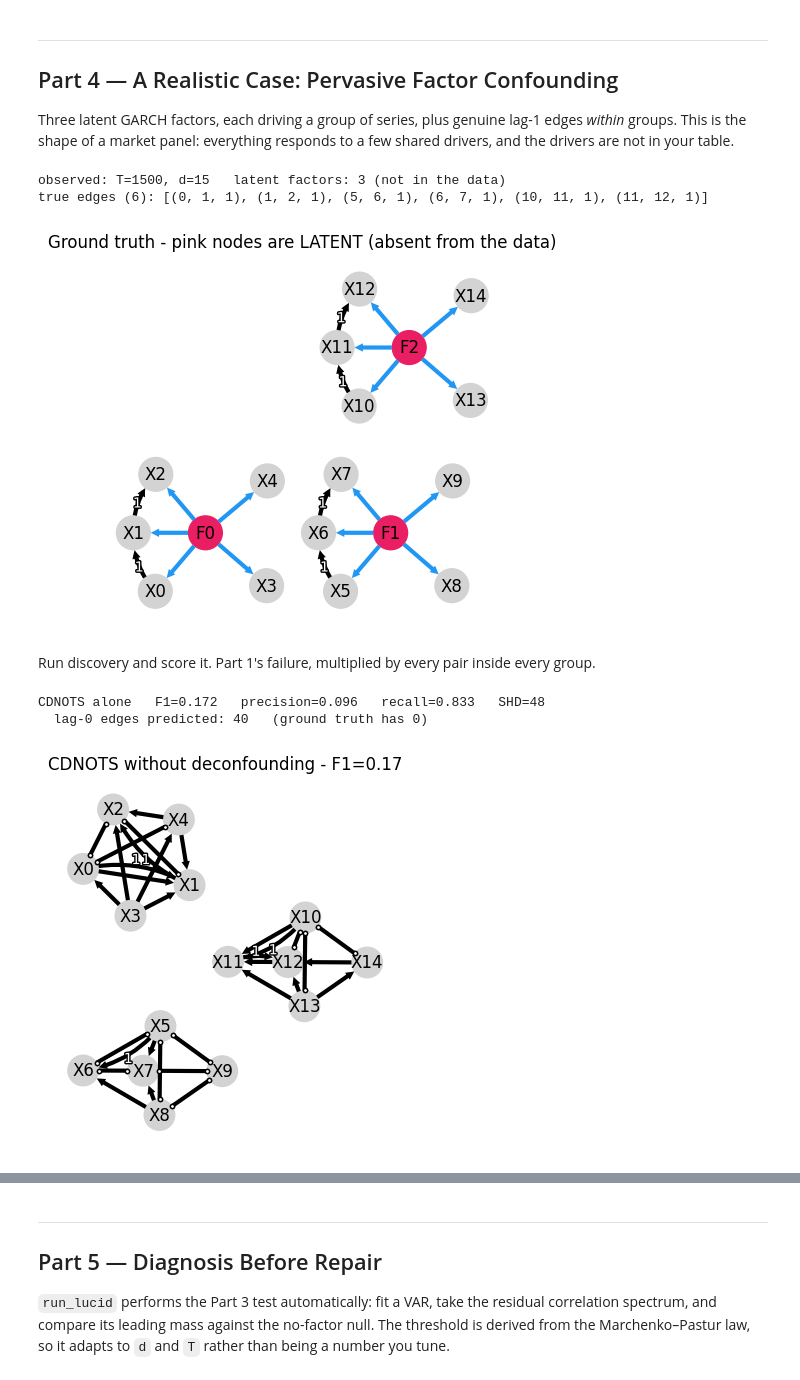
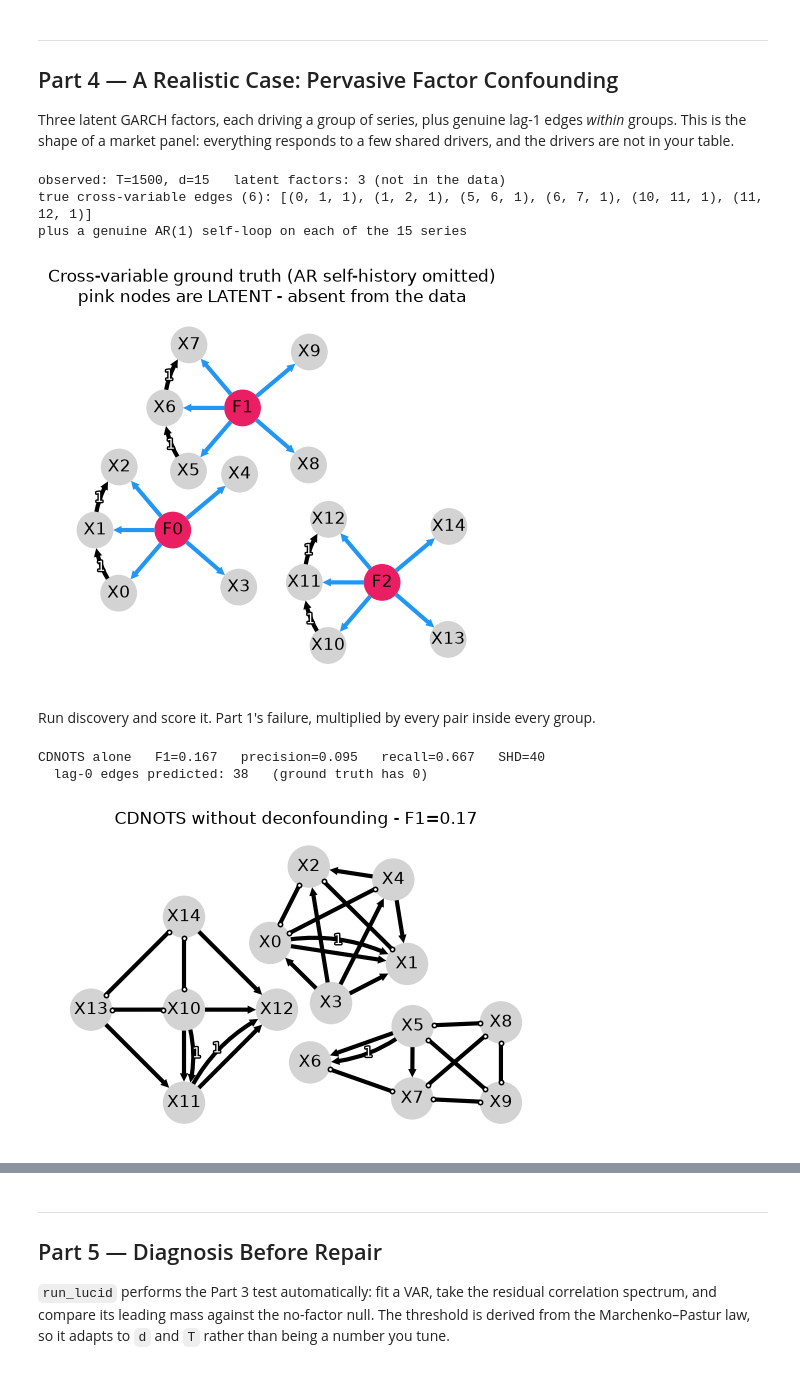
Before and after one commit to bloomberg/causal-ts, a Jupyter notebook: examples/latent_confounder_detection.ipynb, the cells around one changed output, grey strips where cells are left out. Drawn from its saved outputs; the diff is of its cells as text; code cells hidden in the pictures.

Commit message:
fix: correct the DGP in the latent-confounder tutorial (#55)
Co-authored-by: Claude Opus 5 (1M context) <noreply@anthropic.com>

```diff
--- a/examples/latent_confounder_detection.ipynb
+++ b/examples/latent_confounder_detection.ipynb
@@ -324,7 +324,18 @@ Three latent GARCH factors, each driving a group of series, plus genuine lag-1 e
 drivers, and the drivers are not in your table.
 # %%
 def make_garch_factor_data(d=15, n_factors=3, T=1500, seed=42):
-    """Latent GARCH factors + sparse true lag-1 edges. Returns observed data only."""
+    """Latent GARCH factors + sparse true lag-1 edges. Returns observed data only.
+
+    The causal edges are part of the recursion, not added to a finished series:
+    assembling one lag-1 coefficient matrix and stepping the system once is what makes
+    the returned `gt` match the cross-variable lag-1 edges that generated the data.
+
+    `gt` covers cross-variable structure only. Every series also carries a genuine
+    AR(1) term, which is why the scoring below excludes self-loops rather than
+    counting them as errors.
+    """
+    assert n_factors >= 1 and d % n_factors == 0, "equal-sized factor groups"
+    assert d // n_factors >= 3, "each group needs room for two chained edges"
     rng = np.random.default_rng(seed)
     group_size = d // n_factors
 
@@ -334,54 +345,55 @@ def make_garch_factor_data(d=15, n_factors=3, T=1500, seed=42):
         sigma2 = 0.01 + 0.1 * factors[t - 1] ** 2 + 0.85 * sigma2
         factors[t] = rng.normal(0, np.sqrt(sigma2))
 
-    data = np.zeros((T, d))
-    loadings = rng.uniform(0.5, 1.5, size=d)
-    for t in range(1, T):
-        for i in range(d):
-            g = min(i // group_size, n_factors - 1)
-            data[t, i] = (loadings[i] * factors[t, g]      # contemporaneous factor
-                          + 0.3 * data[t - 1, i]            # AR(1)
-                          + 0.3 * rng.normal())
-
+    # Lag-1 coefficients, A[target, source]: AR(1) on the diagonal plus the true edges.
+    A = 0.3 * np.eye(d)
+    gt = np.zeros((d, d, 2), dtype=int)
     true_edges = []
     for g in range(n_factors):
         start = g * group_size
         for e in range(2):
             src, tgt = start + e, start + e + 1
             if tgt < (g + 1) * group_size and tgt < d:
+                A[tgt, src] += 0.4
+                gt[src, tgt, 1] = 1
                 true_edges.append((src, tgt, 1))
-                for t in range(1, T):
-                    data[t, tgt] += 0.4 * data[t - 1, src]
 
-    gt = np.zeros((d, d, 2), dtype=int)
-    for src, tgt, lag in true_edges:
-        gt[src, tgt, lag] = 1
+    loadings = rng.uniform(0.5, 1.5, size=d)
+    group_of = np.minimum(np.arange(d) // group_size, n_factors - 1)
+
+    data = np.zeros((T, d))
+    for t in range(1, T):
+        data[t] = (loadings * factors[t, group_of]     # contemporaneous factor
+                   + A @ data[t - 1]                   # AR(1) + true lag-1 edges
+                   + 0.3 * rng.normal(size=d))
 
     gt_full = np.zeros((d + n_factors, d + n_factors, 2), dtype=int)
     gt_full[:d, :d, :] = gt
     for g in range(n_factors):
         for i in range(g * group_size, min((g + 1) * group_size, d)):
             gt_full[d + g, i, 0] = 1
     names_full = [f"X{i}" for i in range(d)] + [f"F{g}" for g in range(n_factors)]
 
     df = pd.DataFrame(data, columns=[f"X{i}" for i in range(d)])
     return df, gt, true_edges, gt_full, names_full, n_factors
 
 
 df, gt, true_edges, gt_full, names_full, n_factors = make_garch_factor_data()
 d, max_lag = df.shape[1], 1
 print(f"observed: T={len(df)}, d={d}   latent factors: {n_factors} (not in the data)")
-print(f"true edges ({len(true_edges)}): {true_edges}")
+print(f"true cross-variable edges ({len(true_edges)}): {true_edges}")
+print(f"plus a genuine AR(1) self-loop on each of the {d} series")
 
 plot_graph(gt_full, val_matrix=None, var_names=names_full,
            target_node=[f"F{g}" for g in range(n_factors)],
            target_node_color="#E91E63", target_out_color="#E91E63",
-           title="Ground truth - pink nodes are LATENT (absent from the data)",
+           title="Cross-variable ground truth (AR self-history omitted)\npink nodes are LATENT - absent from the data",
            node_layout="sfdp", node_layout_kwargs=GV);
 # %% [output]
 observed: T=1500, d=15   latent factors: 3 (not in the data)
-true edges (6): [(0, 1, 1), (1, 2, 1), (5, 6, 1), (6, 7, 1), (10, 11, 1), (11, 12, 1)]
+true cross-variable edges (6): [(0, 1, 1), (1, 2, 1), (5, 6, 1), (6, 7, 1), (10, 11, 1), (11, 12, 1)]
+plus a genuine AR(1) self-loop on each of the 15 series
-[figure, old version]
+[figure, new version]
 # %% [markdown]
 Run discovery and score it. Part 1's failure, multiplied by every pair inside every
 group.
@@ -391,7 +403,9 @@ base = run_cdnots(df, ci, num_lags=max_lag, include_C=True, c_preset="linear",
                   alpha=0.05, verbose=False)
 g_base = np.asarray(base.cg_tig)[:d, :d, : max_lag + 1]
 
-m_base = evaluate_graph(g_base, gt)
+# Every series is autoregressive by construction, so its self-loop is genuine but is
+# not the cross-variable structure we are scoring; keep it out of the metrics.
+m_base = evaluate_graph(g_base, gt, exclude_self_loops=True)
 print(f"CDNOTS alone   F1={m_base['F1']:.3f}   precision={m_base['Precision']:.3f}   "
       f"recall={m_base['TPR']:.3f}   SHD={m_base['SHD']}")
 print(f"  lag-0 edges predicted: {int(g_base[:, :, 0].sum())}   "
@@ -401,7 +415,7 @@ plot_graph(g_base, val_matrix=None, var_names=list(df.columns),
            title=f"CDNOTS without deconfounding - F1={m_base['F1']:.2f}",
            node_layout="sfdp", node_layout_kwargs=GV);
 # %% [output]
-CDNOTS alone   F1=0.172   precision=0.096   recall=0.833   SHD=48
-  lag-0 edges predicted: 40   (ground truth has 0)
+CDNOTS alone   F1=0.167   precision=0.095   recall=0.667   SHD=40
+  lag-0 edges predicted: 38   (ground truth has 0)
-[figure, old version]
+[figure, new version]
 # %% [markdown]
```
Also changed, not shown: parts of 9 cells of this notebook, 1 other file.
